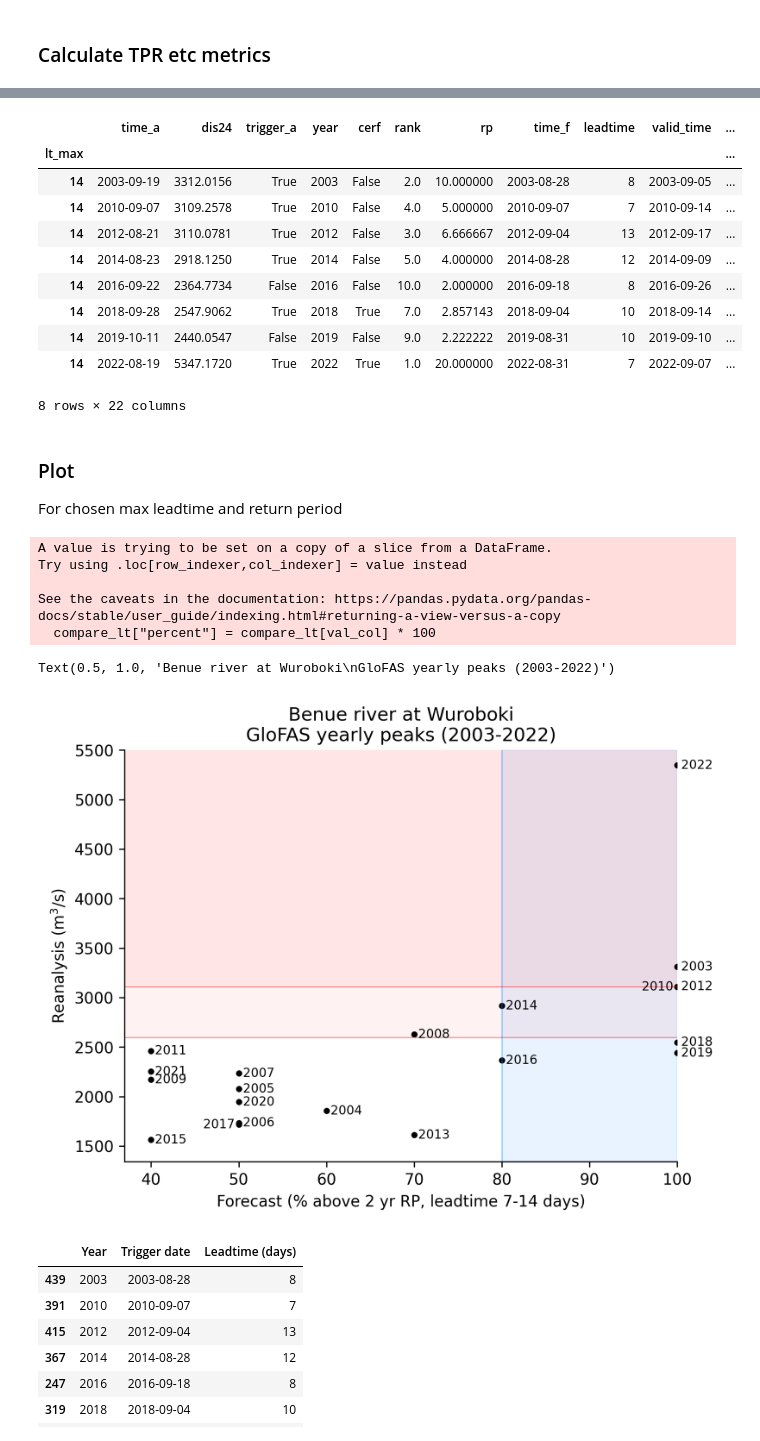
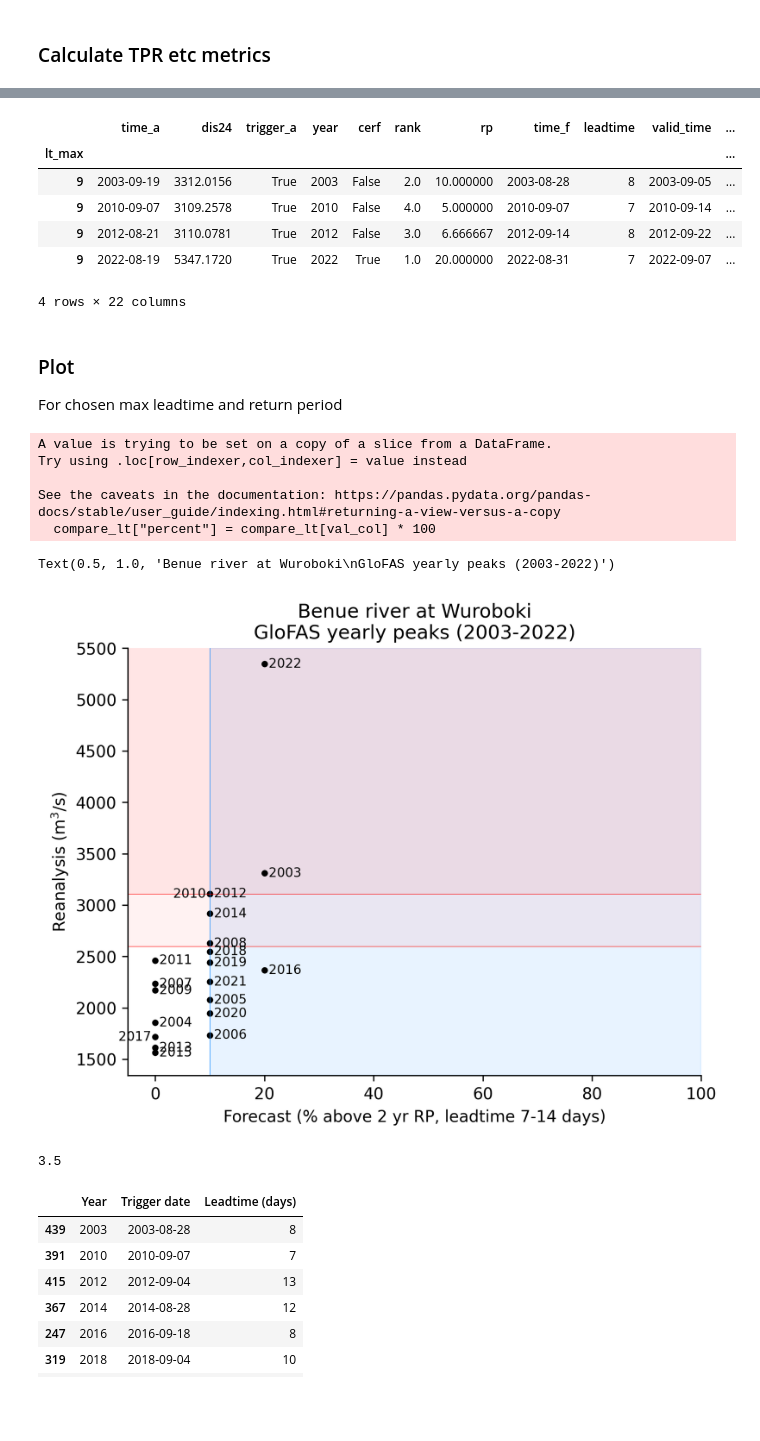
Before and after one commit to OCHA-DAP/ds-aa-nga-flooding, a Jupyter notebook: exploration/2024/glofas_prob.ipynb, the cells around one changed output, grey strips where cells are left out. Saved outputs shown, nothing was run; the diff lists cells and outputs as text; code cells hidden in the pictures; blank space fills up the shorter version.

```diff
--- a/exploration/2024/glofas_prob.ipynb
+++ b/exploration/2024/glofas_prob.ipynb
@@ -26,7 +26,7 @@ ref["time"].dt.year.nunique()
 # %% [markdown]
 ## Calculate reanalysis peaks
 # %%
-rp_a = 3
+rp_a = 5
 
 rea = glofas.load_reanalysis()
 rea = rea[rea["time"].dt.year.isin(ref["time"].dt.year.unique())]
@@ -79,10 +79,10 @@ ref
 
 Filtering by maximum leadtime
 # %%
-rp_f = 3
+rp_f = 5
 lt_min = 7
 
-val_col = "2yr_thresh"
+val_col = "5yr_thresh"
 
 dfs = []
 
@@ -167,17 +167,13 @@ metrics
 # %%
-compare[compare["trigger_f"]].set_index("lt_max").loc[14]
+compare[compare["trigger_f"]].set_index("lt_max").loc[9]
 # %% [output]
 |  | time_a | dis24 | trigger_a | year | cerf | rank | rp | time_f | leadtime | valid_time | ... |
 | lt_max |  |  |  |  |  |  |  |  |  |  | ... |
-| 14 | 2003-09-19 | 3312.0156 | True | 2003 | False | 2.0 | 10.000000 | 2003-08-28 | 8 | 2003-09-05 | ... |
-| 14 | 2010-09-07 | 3109.2578 | True | 2010 | False | 4.0 | 5.000000 | 2010-09-07 | 7 | 2010-09-14 | ... |
-| 14 | 2012-08-21 | 3110.0781 | True | 2012 | False | 3.0 | 6.666667 | 2012-09-04 | 13 | 2012-09-17 | ... |
-| 14 | 2014-08-23 | 2918.1250 | True | 2014 | False | 5.0 | 4.000000 | 2014-08-28 | 12 | 2014-09-09 | ... |
-| 14 | 2016-09-22 | 2364.7734 | False | 2016 | False | 10.0 | 2.000000 | 2016-09-18 | 8 | 2016-09-26 | ... |
-| 14 | 2018-09-28 | 2547.9062 | True | 2018 | True | 7.0 | 2.857143 | 2018-09-04 | 10 | 2018-09-14 | ... |
-| 14 | 2019-10-11 | 2440.0547 | False | 2019 | False | 9.0 | 2.222222 | 2019-08-31 | 10 | 2019-09-10 | ... |
-| 14 | 2022-08-19 | 5347.1720 | True | 2022 | True | 1.0 | 20.000000 | 2022-08-31 | 7 | 2022-09-07 | ... |
+| 9 | 2003-09-19 | 3312.0156 | True | 2003 | False | 2.0 | 10.000000 | 2003-08-28 | 8 | 2003-09-05 | ... |
+| 9 | 2010-09-07 | 3109.2578 | True | 2010 | False | 4.0 | 5.000000 | 2010-09-07 | 7 | 2010-09-14 | ... |
+| 9 | 2012-08-21 | 3110.0781 | True | 2012 | False | 3.0 | 6.666667 | 2012-09-14 | 8 | 2012-09-22 | ... |
+| 9 | 2022-08-19 | 5347.1720 | True | 2022 | True | 1.0 | 20.000000 | 2022-08-31 | 7 | 2022-09-07 | ... |
-8 rows × 22 columns
+4 rows × 22 columns
 # %% [markdown]
 ### Plot
 
@@ -188,7 +184,7 @@ rp_a_3 = 2600
 # 2yr
 # rp_a_3 = 2364.7734
 rp_a_5 = 3109
-rp_f = 0.8 * 100
+rp_f = 0.1 * 100
 compare_lt = compare[compare["lt_max"] == 14]
 compare_lt["percent"] = compare_lt[val_col] * 100
 fig, ax = plt.subplots(dpi=300)
@@ -229,34 +225,38 @@ ax.axhspan(
     alpha=0.05,
     linestyle="None",
 )
 
 for year, row in compare_lt.set_index("year").iterrows():
     flip_years = [2017, 2010]
     ha = "right" if year in flip_years else "left"
     ax.annotate(
         f" {year} ",
         (row["percent"], row["dis24"]),
         color="k",
         fontsize=8,
         va="center",
         ha=ha,
     )
 
 ax.spines["top"].set_visible(False)
 ax.spines["right"].set_visible(False)
 ax.set_ylabel("Reanalysis (m$^3$/s)")
 ax.set_xlabel(f"Forecast (% above 2 yr RP, leadtime {lt_min}-14 days)")
 ax.set_ylim(top=5500)
 ax.set_xlim(right=100)
 ax.set_title("Benue river at Wuroboki\nGloFAS yearly peaks (2003-2022)")
 # %% [output]
 A value is trying to be set on a copy of a slice from a DataFrame.
 Try using .loc[row_indexer,col_indexer] = value instead
 
 See the caveats in the documentation: https://pandas.pydata.org/pandas-docs/stable/user_guide/indexing.html#returning-a-view-versus-a-copy
   compare_lt["percent"] = compare_lt[val_col] * 100
 Text(0.5, 1.0, 'Benue river at Wuroboki\nGloFAS yearly peaks (2003-2022)')
-[figure, old version]
+[figure, new version]
+# %%
+(len(compare_lt) + 1) / 6
+# %% [output]
+3.5
 # %%
 cols = ["year", "time_f", "leadtime"]
 compare_lt[compare_lt["trigger_f"]][cols].rename(
```
Also changed, not shown: parts of 3 cells of this notebook, 17 other files.
